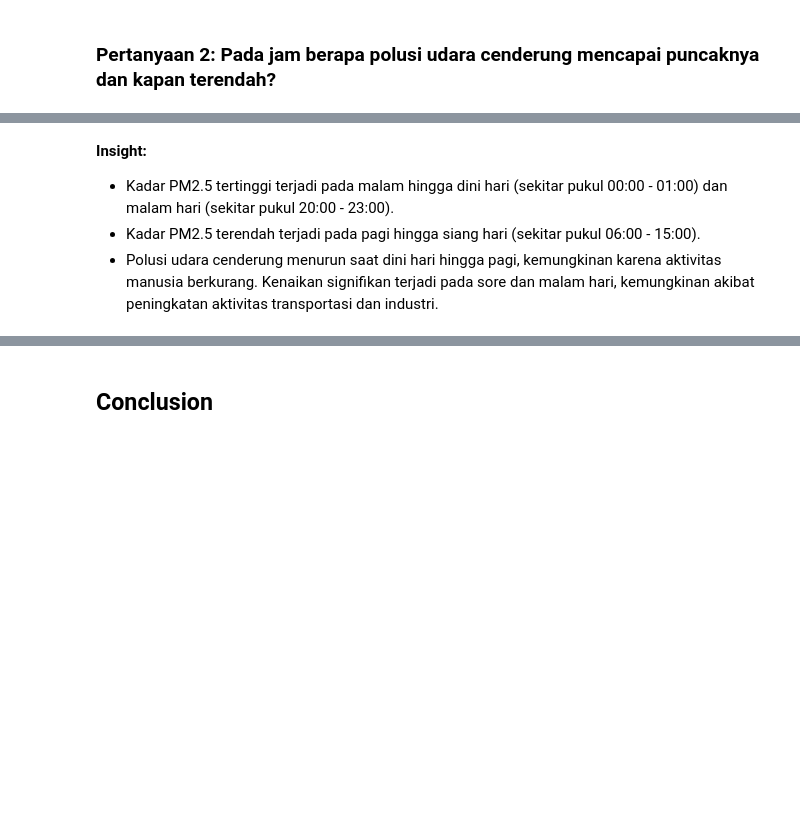
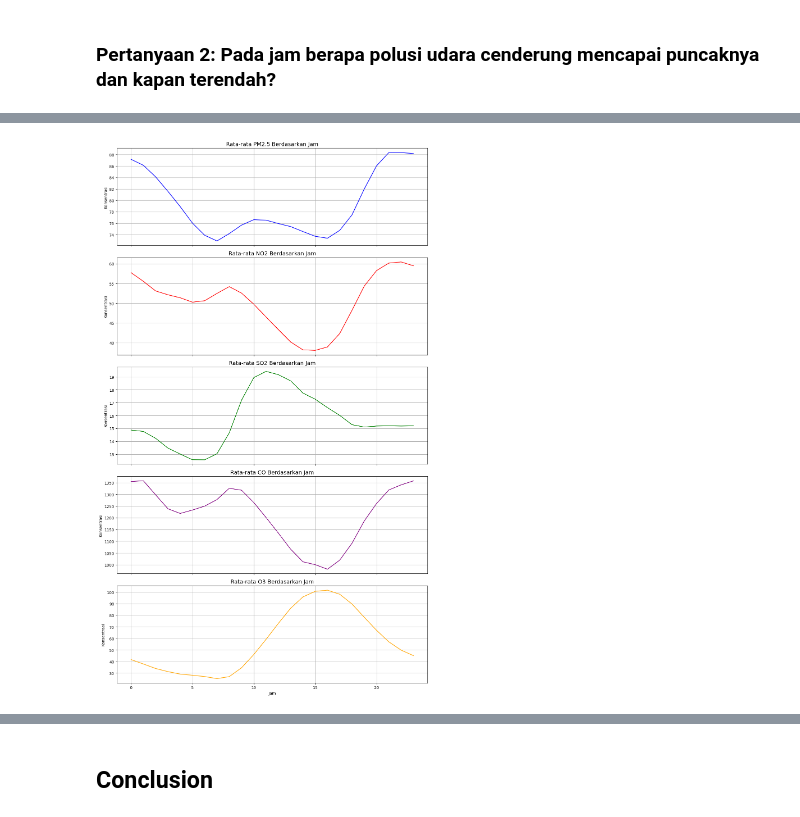
Before and after one commit to Xinqi04/Analisis_Kualitas_Udara, a Jupyter notebook: Proyek_Analisis_Data.ipynb, the cells around one changed output, grey strips where cells are left out. Saved outputs shown, nothing was run; the diff lists cells and outputs as text; code cells hidden in the pictures; blank space fills up the shorter version.

```diff
--- a/Proyek_Analisis_Data.ipynb
+++ b/Proyek_Analisis_Data.ipynb
@@ -422,6 +481,18 @@ The `ci` parameter is deprecated. Use `errorbar=None` for the same effect.
-# %% [markdown]
-**Insight:**
-- Kadar PM2.5 tertinggi terjadi pada malam hingga dini hari (sekitar pukul 00:00 - 01:00) dan malam hari (sekitar pukul 20:00 - 23:00).
-- Kadar PM2.5 terendah terjadi pada pagi hingga siang hari (sekitar pukul 06:00 - 15:00).
-- Polusi udara cenderung menurun saat dini hari hingga pagi, kemungkinan karena aktivitas manusia berkurang.
-Kenaikan signifikan terjadi pada sore dan malam hari, kemungkinan akibat peningkatan aktivitas transportasi dan industri.
+# %%
+pollutants = ["PM2.5", "NO2", "SO2", "CO", "O3"]
+colors = ["b", "r", "g", "purple", "orange"]
+
+fig, axes = plt.subplots(len(pollutants), 1, figsize=(12, 20), sharex=True)  # Subplot per polutan
+
+for ax, pol, col in zip(axes, pollutants, colors):
+    sns.lineplot(x="hour", y=pol, data=df, estimator="mean", errorbar=None, color=col, ax=ax)
+    ax.set_title(f"Rata-rata {pol} Berdasarkan Jam", fontsize=14)
+    ax.set_ylabel("Konsentrasi")
+    ax.grid()
+
+axes[-1].set_xlabel("Jam")  # Label x-axis hanya di subplot terakhir
+
+plt.tight_layout()
+plt.show()
+# %% [output]
+[figure, added]
```
Also changed, not shown: parts of 27 cells of this notebook, 2 other files.
